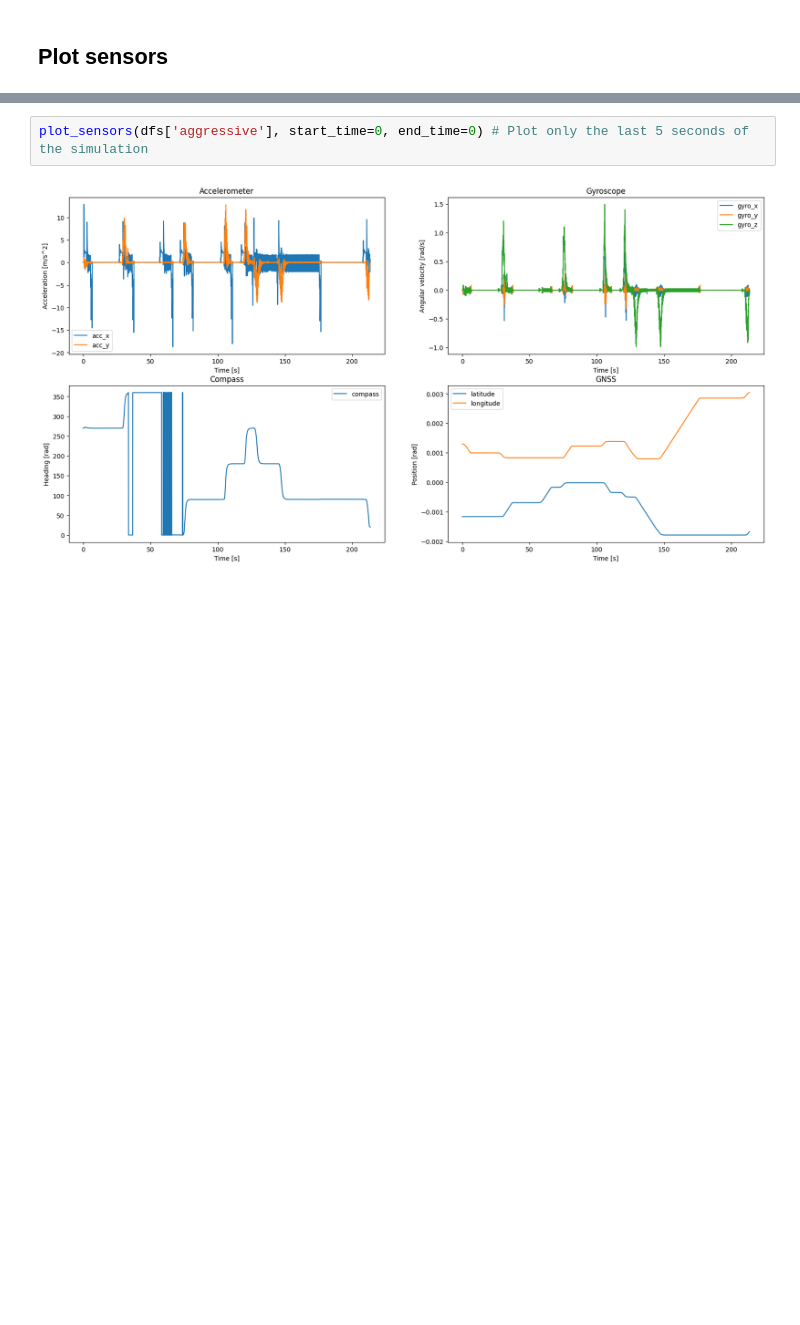
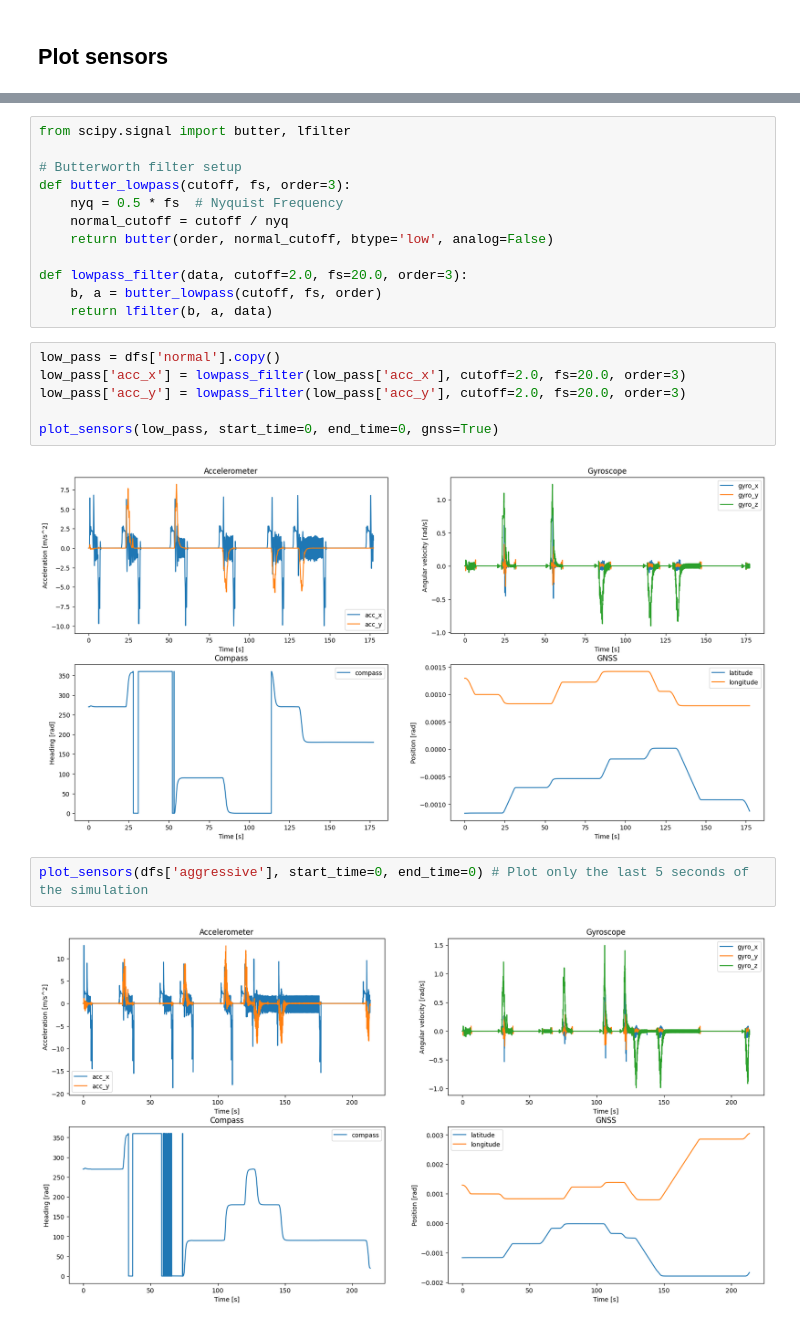
Before and after one commit to RenanFlorencio/carla_data_synthesis, a Jupyter notebook: synchronous.ipynb, the cells around one changed output, grey strips where cells are left out. Drawn from its saved outputs; the diff is of its cells as text; blank space fills up the shorter version.

```diff
--- a/synchronous.ipynb
+++ b/synchronous.ipynb
@@ -450,3 +414,23 @@ plot_sensors(dfs['normal'], start_time=0, end_time=0, gnss=True)
+# %%
+from scipy.signal import butter, lfilter
+
+# Butterworth filter setup
+def butter_lowpass(cutoff, fs, order=3):
+    nyq = 0.5 * fs  # Nyquist Frequency
+    normal_cutoff = cutoff / nyq
+    return butter(order, normal_cutoff, btype='low', analog=False)
+
+def lowpass_filter(data, cutoff=2.0, fs=20.0, order=3):
+    b, a = butter_lowpass(cutoff, fs, order)
+    return lfilter(b, a, data)
+# %%
+low_pass = dfs['normal'].copy()
+low_pass['acc_x'] = lowpass_filter(low_pass['acc_x'], cutoff=2.0, fs=20.0, order=3)
+low_pass['acc_y'] = lowpass_filter(low_pass['acc_y'], cutoff=2.0, fs=20.0, order=3)
+
+plot_sensors(low_pass, start_time=0, end_time=0, gnss=True)
+# %% [output]
+[figure, added]
 # %%
 plot_sensors(dfs['aggressive'], start_time=0, end_time=0) # Plot only the last 5 seconds of the simulation
 # %% [output]
```
Also changed, not shown: parts of 11 cells of this notebook, 10 other files.
